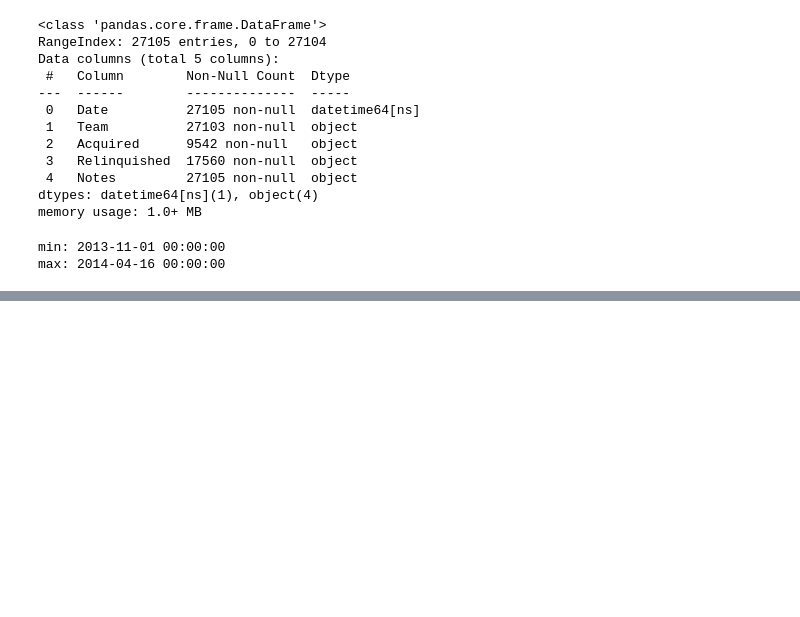
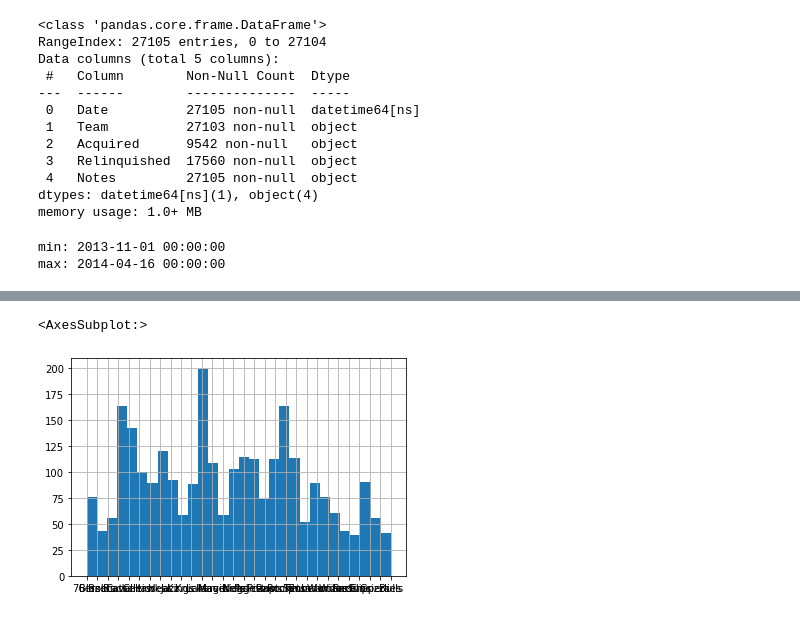
Before and after one commit to pauljacob/capstoneNBA, a Jupyter notebook: Untitled Folder/capstone2_injuries.ipynb, the cells around one changed output, grey strips where cells are left out. Cells and saved outputs as stored; diff of their text form; code cells hidden in the pictures; blank space fills up the shorter version.

```diff
--- a/Untitled Folder/capstone2_injuries.ipynb
+++ b/Untitled Folder/capstone2_injuries.ipynb
@@ -108,3 +105,9 @@ max: 2014-04-16 00:00:00
 # %%
 #online nba
 #Oct 29, 2013 – Apr 16, 2014
+start_date = '2013-10-29'
+end_date = '2014-04-16'
+
+
+#start_date = pd.to_datetime(start_date)
+#end_date = pd.to_datetime(end_date)
@@ -110,0 +116,3 @@ max: 2014-04-16 00:00:00
+# %%
+df_2013_14 = df.loc[(df.Date > start_date) & (df.Date < end_date)].reset_index().drop(columns='index')
+df_2013_14
@@ -110,0 +133,5 @@ max: 2014-04-16 00:00:00
+# %%
+df_2013_14['Team'].hist(bins=30)
+# %% [output]
+<AxesSubplot:>
+[figure, added]
```
Also changed, not shown: parts of 7 cells of this notebook.
